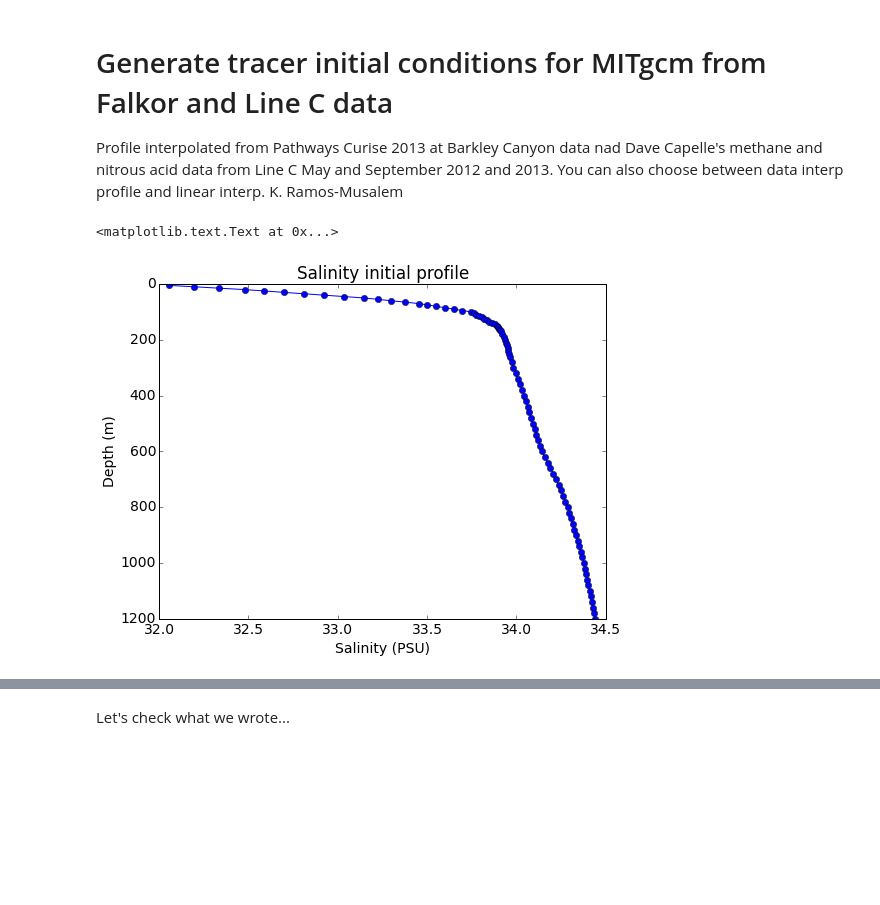
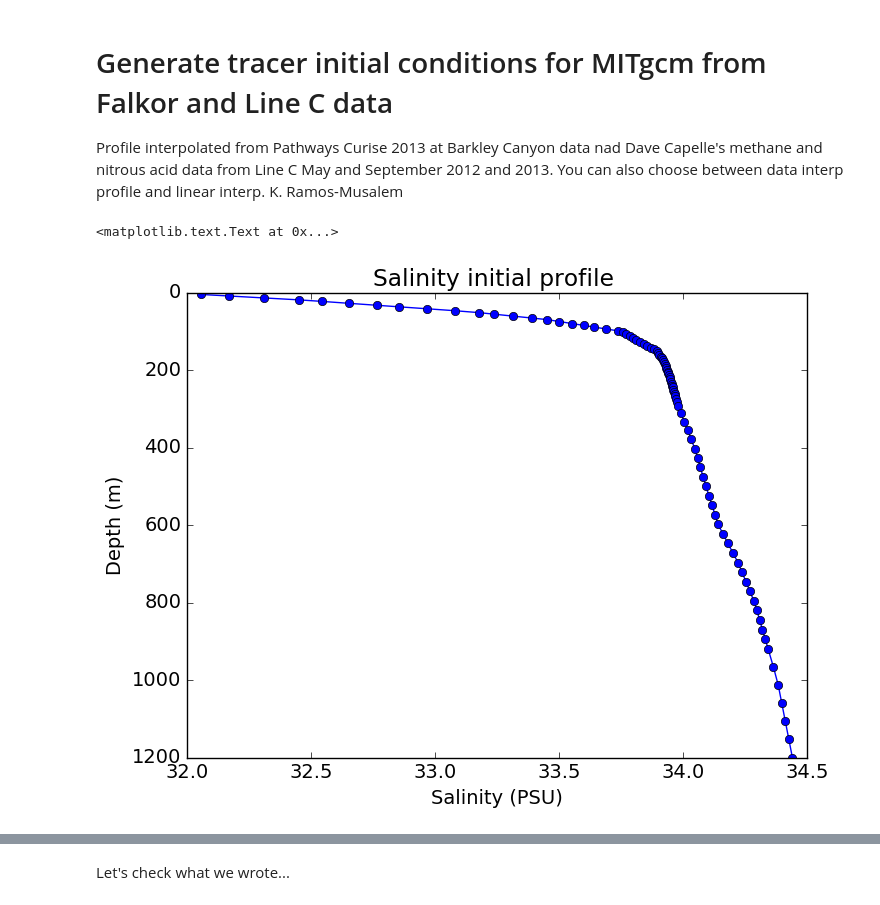
Before and after one commit to UBC-MOAD/buildcanyon, a Jupyter notebook: Stratification/GenerateBarkleyProfiles.ipynb, the cells around one changed output, grey strips where cells are left out. Cells and saved outputs as stored; diff of their text form; code cells hidden in the pictures; blank space fills up the shorter version.

```diff
--- a/Stratification/GenerateBarkleyProfiles.ipynb
+++ b/Stratification/GenerateBarkleyProfiles.ipynb
@@ -93,7 +93,15 @@ depth = [5.,20.,30.,50.,70.,100.,150.,170.,200.,300.,400.,500.,600.,700.,800.,10
 depthLineC = [0.,50.,100.,150.,200.,250.,300.,350.,400.,450.,500.,550.,600.,650.,700.,750.]
 
 ## 90 layers
-zi = (5,10,	15,	20,	25,	30,	35,	40,	45,	50,	55,	60,	65,	70,	75,	80,	85,	90,	95,	100,105,110,115,120,125,130,135,140,145,150,155,160,165,170,180,190,200,210,220,230,240,250,260,280,300,320,340,360,380,400,420,440,460,480,500,520,540,560,580,600,620,640,660,680,700,720,740,760,780,800,820,840,860,880,900,920,940,960,980,1000,1020,1040,1060,1080,1100,1120,1140,1160,1180,1200)
+#zi = (5,10,	15,	20,	25,	30,	35,	40,	45,	50,	55,	60,	65,	70,	75,	80,	85,	90,	95,	100,105,110,
+#      115,120,125,130,135,140,145,150,155,160,165,170,180,190,200,210,220,230,240,250,260,280,
+#      300,320,340,360,380,400,420,440,460,480,500,520,540,560,580,600,620,640,660,680,700,720,
+#      740,760,780,800,820,840,860,880,900,920,940,960,980,1000,1020,1040,1060,1080,1100,1120)
+
+zi = (5,9,14,19,23,28,33,37,42,47,52,56,61,66,70,75,80,85,89,94,99,103,108,113,118,122,127,132,
+      137,142,146,151,156,161,166,170,175,180,185,190,195,200,204,209,214,219,224,230,235,240,
+      245,251,256,262,268,274,282,293,311,333,356,379,403,427,451,475,500,524,549,573,598,623,
+      647,672,697,721,746,771,795,820,845,870,895,919,966,1013,1060,1106,1153,1200) # New depths
 # %%
 #Salinity
 
@@ -103,35 +111,35 @@ sal = [32.05565615,  32.47904982,  32.69883153,  33.14754095,
         34.14232788,  34.22413622,  34.28826251,  34.37998532,  34.4410795 ] #Falkor Salinity
 
 Sal = iniTracer(nx,ny,depth,sal,zi)
 #Sal = iniTracerLin(nx,ny,32.0,34.0,zi)
 
 # Save binary file
-tmpfile = "%dx%dx%d/Barkley_sal_%dzlev_%dx%d.bin" %(nx,ny,nz,nz,nx,ny)
+tmpfile = "%dx%dx%d_SmoothVertRes/Barkley_sal_%dzlev_%dx%d.bin" %(nx,ny,nz,nz,nx,ny)
 fileobj = open(tmpfile,mode='wb')
 Sal2 = Sal.transpose((2,0,1)) # To keep fortran order when writing as C binarynp.asfortranarray(Sal)
 Sal2.astype(dt).tofile(fileobj,"")
 fileobj.close()
 
 ### PLOT Contour
 
 plt.rcParams.update({'font.size':14})
 plt.rcParams['contour.negative_linestyle']='solid'
 
 plt.figure(figsize=(8,6))
 
 CS = plt.plot(np.squeeze(Sal[60,45,:]),zi,'bo-')
 
 plt.gca().invert_yaxis()
 
 plt.xlabel('Salinity (PSU)')
 
 plt.ylabel('Depth (m)')
 
 
 plt.title('Salinity initial profile ')
 # %% [output]
 <matplotlib.text.Text at 0x...>
-[figure, old version]
+[figure, new version]
 # %%
 #Nitrate (from annual average)
 
```
Also changed, not shown: parts of 8 cells of this notebook, 15 other files.
